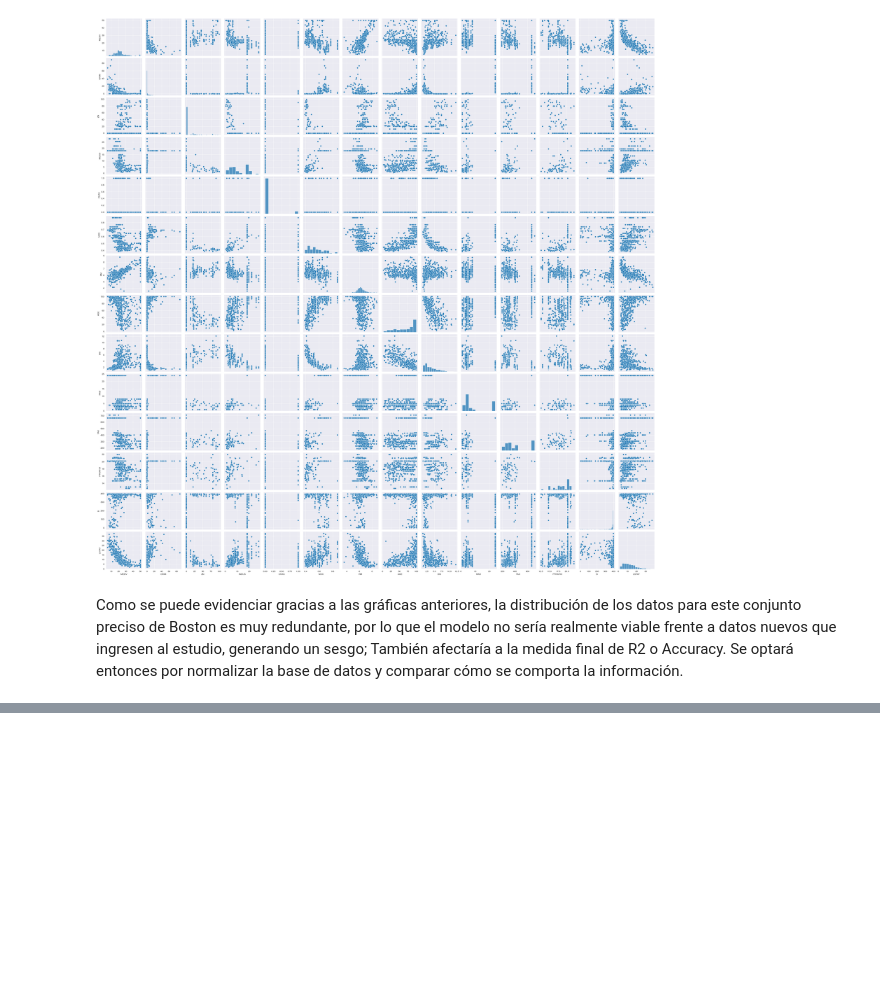
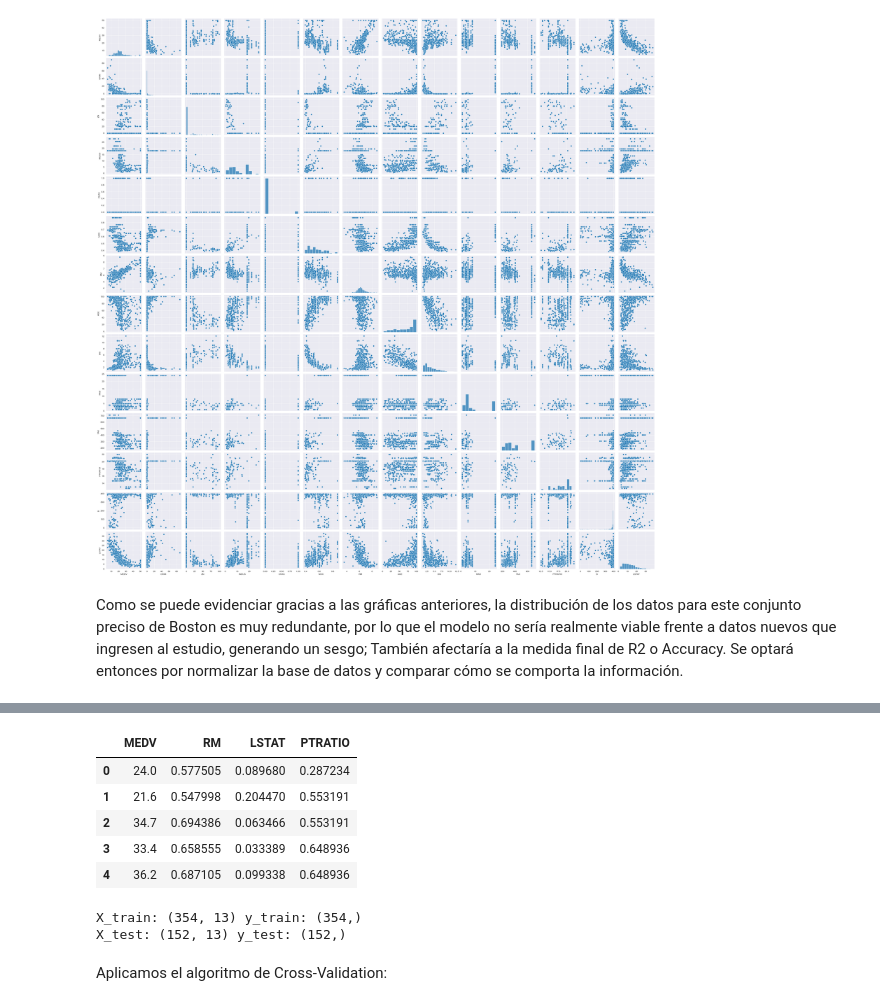
Before and after one commit to Freakscode/Auto2, a Jupyter notebook: LabI.ipynb, the cells around one changed output, grey strips where cells are left out. Saved outputs shown, nothing was run; the diff lists cells and outputs as text; code cells hidden in the pictures; blank space fills up the shorter version.

```diff
--- a/LabI.ipynb
+++ b/LabI.ipynb
@@ -246,0 +262,20 @@ NameError: name 'MinMaxScaler' is not defined
+# %%
+X_flt = X_norm.loc[:,['RM', 'LSTAT', 'PTRATIO']]
+data_flt = pd.concat((Y, X_flt), axis=1)
+data_flt.head()
+# %% [output]
+|  | MEDV | RM | LSTAT | PTRATIO |
+| 0 | 24.0 | 0.577505 | 0.089680 | 0.287234 |
+| 1 | 21.6 | 0.547998 | 0.204470 | 0.553191 |
+| 2 | 34.7 | 0.694386 | 0.063466 | 0.553191 |
+| 3 | 33.4 | 0.658555 | 0.033389 | 0.648936 |
+| 4 | 36.2 | 0.687105 | 0.099338 | 0.648936 |
+# %%
+X_train, X_test, y_train, y_test = train_test_split(X_norm, Y, test_size=0.3)
+print('X_train:', X_train.shape, 'y_train:', y_train.shape)
+print('X_test:', X_test.shape, 'y_test:', y_test.shape)
+# %% [output]
+X_train: (354, 13) y_train: (354,)
+X_test: (152, 13) y_test: (152,)
+# %% [markdown]
+Aplicamos el algoritmo de Cross-Validation:
```
Also changed, not shown: parts of 9 cells of this notebook, 1 other file.
